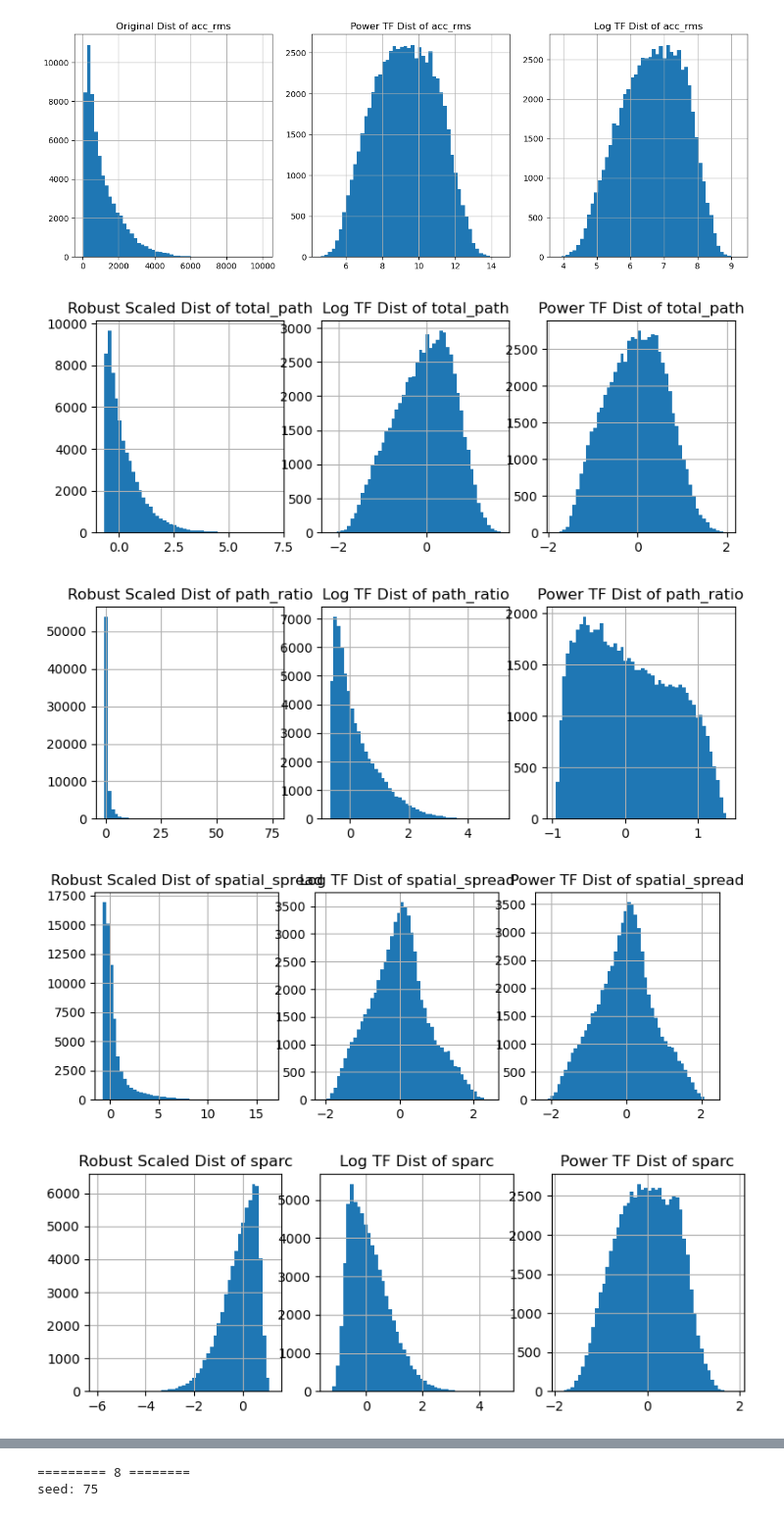
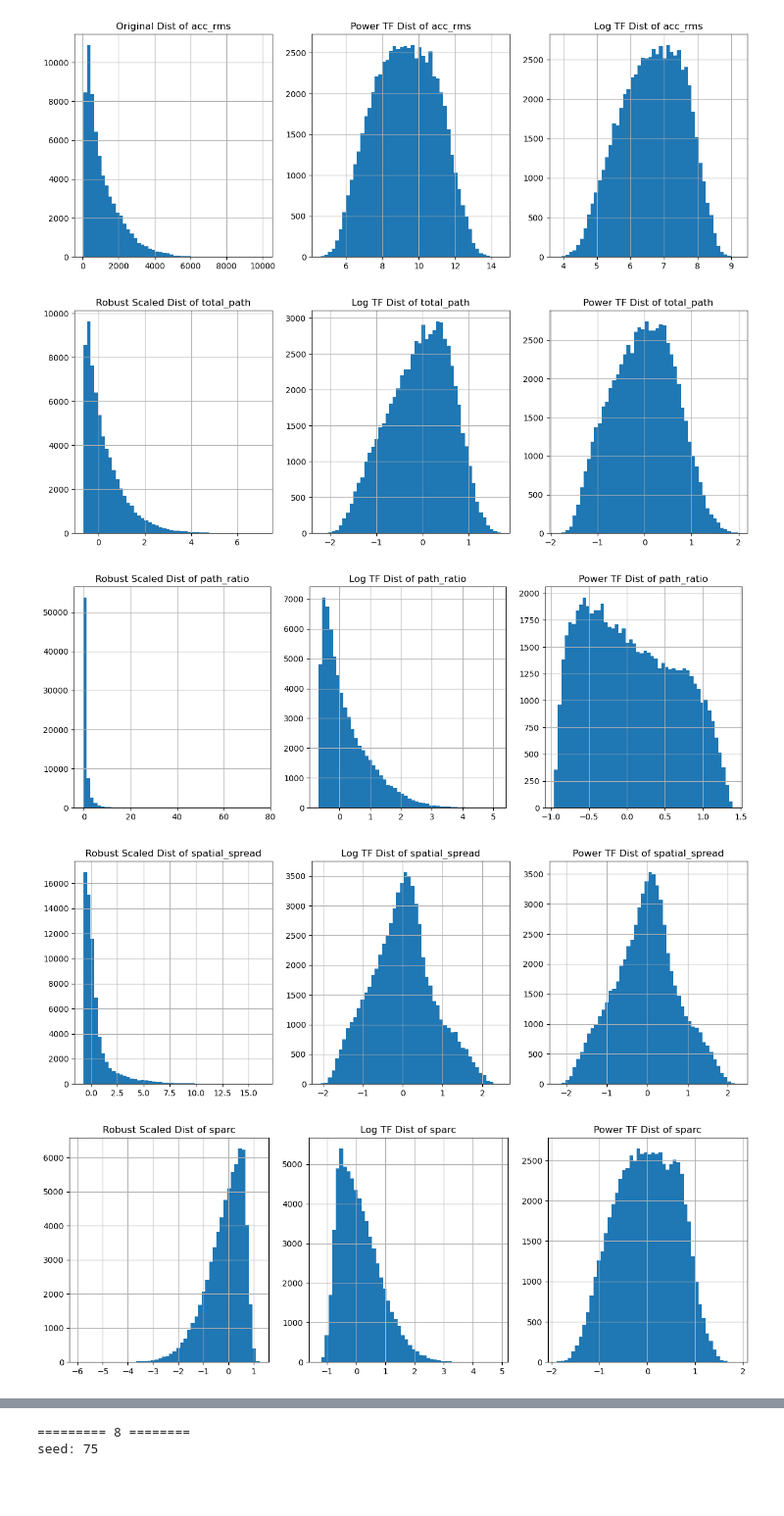
Before and after one commit to FinnWeikert/master-project, a Jupyter notebook: notebooks_final/BOW_window_features.ipynb, the cells around one changed output, grey strips where cells are left out. Shown at 98% size. Saved outputs shown, nothing was run; the diff lists cells and outputs as text; code cells hidden in the pictures; blank space fills up the shorter version.

```diff
--- a/notebooks_final/BOW_window_features.ipynb
+++ b/notebooks_final/BOW_window_features.ipynb
@@ -40,7 +40,7 @@ df_dict = dict(sorted(df_dict.items()))
 df_scores = pd.read_csv("data/scores/merged_scores.csv")[['Vid_Name', 'QRS_Overal']]
 grs_scores = df_scores.set_index('Vid_Name')['QRS_Overal'].to_dict()
 
-extractor = WindowFeatureExtractor(hand="Right", window_sec=1.5, step_sec=0.5, log_transform=False, include_bimanual=False)
+extractor = WindowFeatureExtractor(hand="Right", window_sec=1.5, step_sec=0.5, log_transform=False, include_bimanual=True)
 df_window_features = extractor.extract_features(df_dict)
 # %%
 df_pc1_features = pd.read_csv("data/metrics/global_pc1_features.csv")
@@ -90,28 +107,28 @@ for feat in ['total_path', 'path_ratio', 'spatial_spread', 'sparc', 'palm_area_c
 # %%
 from sklearn.preprocessing import RobustScaler
 scaler = RobustScaler()
 
-for feat in ['total_path', 'path_ratio', 'spatial_spread', 'sparc', 'palm_area_cv', 'hf_ratio', 'speed_peaks', 'acc_rms']:
+for feat in ['total_path', 'path_ratio', 'spatial_spread', 'sparc', 'palm_area_cv', 'hf_ratio', 'speed_peaks', 'acc_rms']: #['bimanual_sync', 'bimanual_ratio', 'bimanual_dist_mean', 'bimanual_dist_std']:#
 
     X = df_window_features[feat]
     X_scaled = scaler.fit_transform(X.values.reshape(-1, 1))
 
-    plt.figure(figsize=(9, 3))
+    plt.figure(figsize=(15, 5))
     plt.subplot(1, 3, 1)
     plt.title(f"Robust Scaled Dist of {feat}")
     pd.Series(X_scaled.flatten()).hist(bins=50)
 
     plt.subplot(1, 3, 2)
     plt.title(f"Log TF Dist of {feat}")
     X_tf_scaled = scaler.fit_transform(df_window_features[feat].apply(lambda x: np.log1p(np.abs(x))).values.reshape(-1, 1))
     pd.Series(X_tf_scaled.flatten()).hist(bins=50)
 
     plt.subplot(1, 3, 3)
     plt.title(f"Power TF Dist of {feat}")
     X_tf_scaled = scaler.fit_transform(p_tf.fit_transform(X.values.reshape(-1, 1)))
     pd.Series(X_tf_scaled.flatten()).hist(bins=50)
 # %% [output]
-[figure, old version]
+[figure, new version]
-[figure, old version]
+[figure, new version]
-[figure, old version]
+[figure, new version]
-[figure, old version]
+[figure, new version]
```
Also changed, not shown: parts of 52 cells of this notebook, 15 other files.
